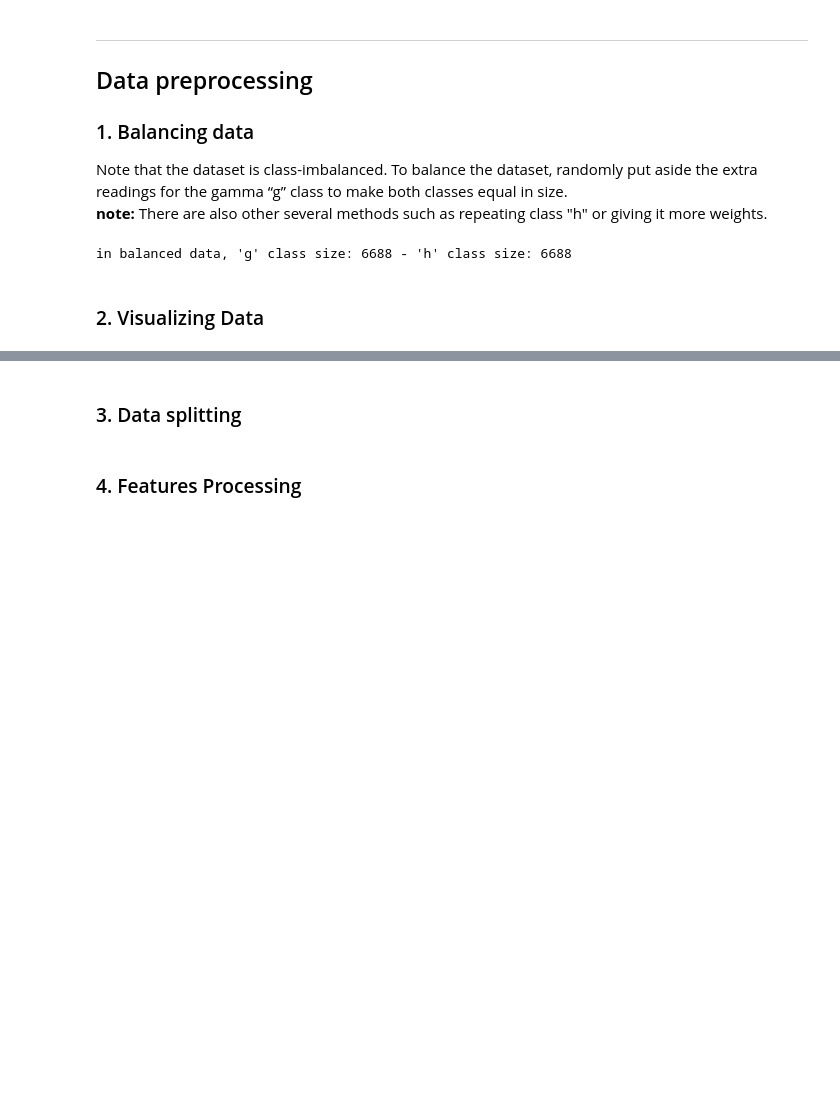
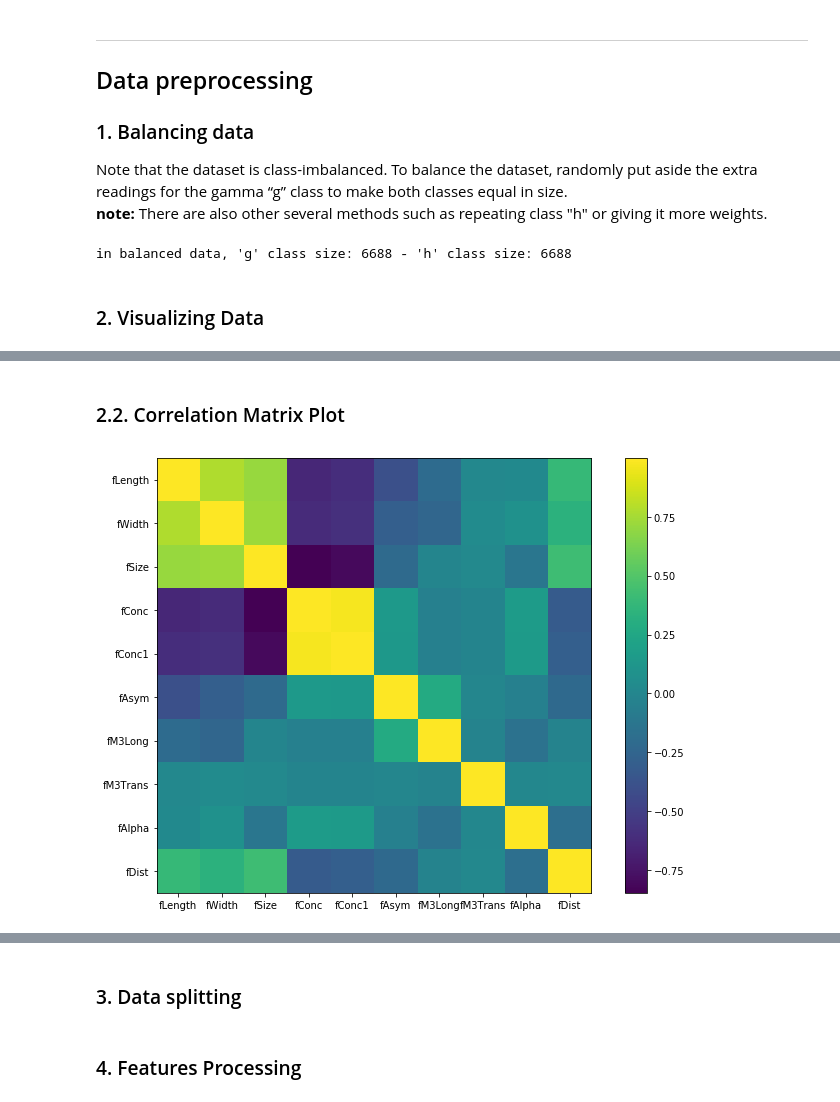
Before and after one commit to yousefzook/Data-Mining-Labs, a Jupyter notebook: lab 3/lab 3.ipynb, the cells around one changed output, grey strips where cells are left out. Drawn from its saved outputs; the diff is of its cells as text; code cells hidden in the pictures; blank space fills up the shorter version.

```diff
--- a/lab 3/lab 3.ipynb
+++ b/lab 3/lab 3.ipynb
@@ -82,0 +111,11 @@ in balanced data, 'g' class size: 6688 - 'h' class size: 6688
+# %% [markdown]
+### 2.2. Correlation Matrix Plot
+# %%
+data_corr = X.corr()
+plt.figure(figsize = (12,8))
+plt.imshow(data_corr)
+plt.colorbar()
+plt.xticks(range(len(data_corr.columns)), data_corr.columns);
+plt.yticks(range(len(data_corr.columns)), data_corr.columns);
+# %% [output]
+[figure, added]
```
Also changed, not shown: parts of 15 cells of this notebook.
